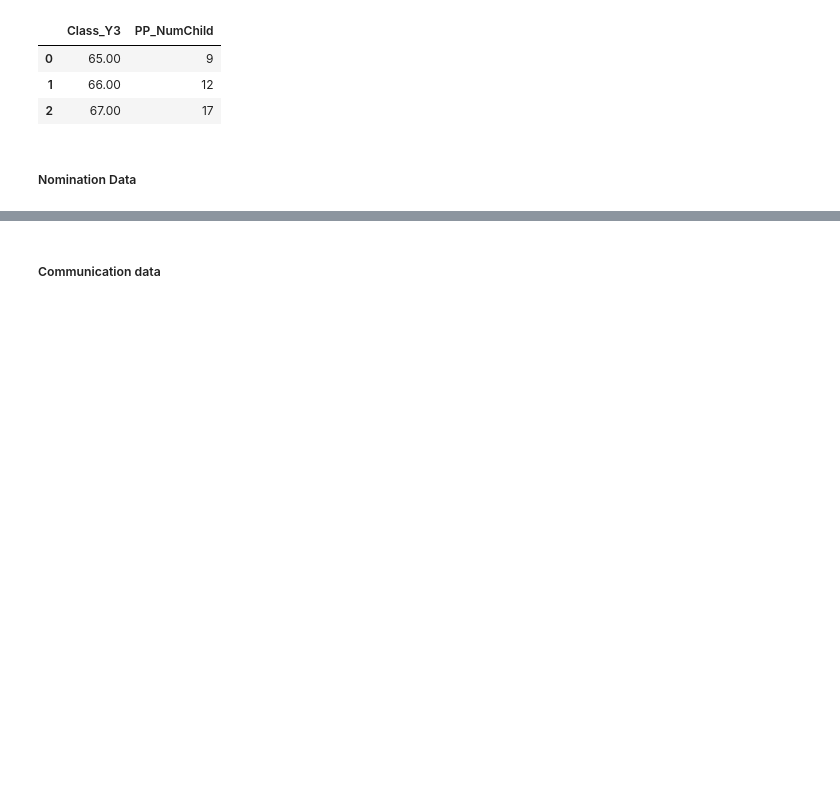
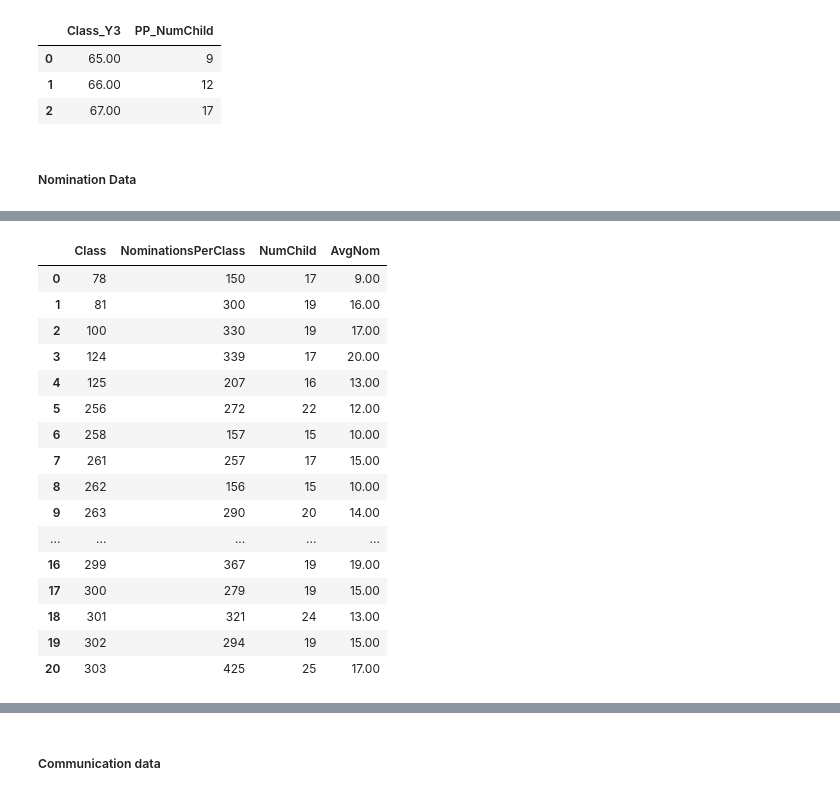
Before and after one commit to MovezNetwork/ABM-PA, a Jupyter notebook: notebooks/ICA_Analysis.ipynb, the cells around one changed output, grey strips where cells are left out. Drawn from its saved outputs; the diff is of its cells as text; code cells hidden in the pictures; blank space fills up the shorter version.

```diff
--- a/notebooks/ICA_Analysis.ipynb
+++ b/notebooks/ICA_Analysis.ipynb
@@ -316,0 +330,3 @@ df_number_nominations.head(3)
+# %%
+df_number_nominations_received = df_nomm.groupby(['Class','Alter'])['Variable'].count().reset_index(name="NumNominations")
+df_number_nominations_received['NumNominations'].describe()
@@ -317,2 +343,2 @@ df_number_nominations.head(3)
 # %%
-df_number_nominations.groupby('Class')['NumNominations'].sum().reset_index(name="NominationsPerClass").head(3)
+df_nom_per_class = df_number_nominations_received.groupby('Class')['NumNominations'].sum().reset_index(name="NominationsPerClass")
@@ -323,0 +357,22 @@ df_number_nominations.groupby('Class')['NumNominations'].sum().reset_index(name=
+# %%
+df_nom_per_class['NumChild'] = df_nom_part['NumChildren']
+df_nom_per_class['AvgNom'] = round(df_nom_per_class['NominationsPerClass']/df_nom_per_class['NumChild'])
+df_nom_per_class
+# %% [output]
+|  | Class | NominationsPerClass | NumChild | AvgNom |
+| 0 | 78 | 150 | 17 | 9.00 |
+| 1 | 81 | 300 | 19 | 16.00 |
+| 2 | 100 | 330 | 19 | 17.00 |
+| 3 | 124 | 339 | 17 | 20.00 |
+| 4 | 125 | 207 | 16 | 13.00 |
+| 5 | 256 | 272 | 22 | 12.00 |
+| 6 | 258 | 157 | 15 | 10.00 |
+| 7 | 261 | 257 | 17 | 15.00 |
+| 8 | 262 | 156 | 15 | 10.00 |
+| 9 | 263 | 290 | 20 | 14.00 |
+| ... | ... | ... | ... | ... |
+| 16 | 299 | 367 | 19 | 19.00 |
+| 17 | 300 | 279 | 19 | 15.00 |
+| 18 | 301 | 321 | 24 | 13.00 |
+| 19 | 302 | 294 | 19 | 15.00 |
+| 20 | 303 | 425 | 25 | 17.00 |
```
Also changed, not shown: parts of 9 cells of this notebook, 4 other files.
